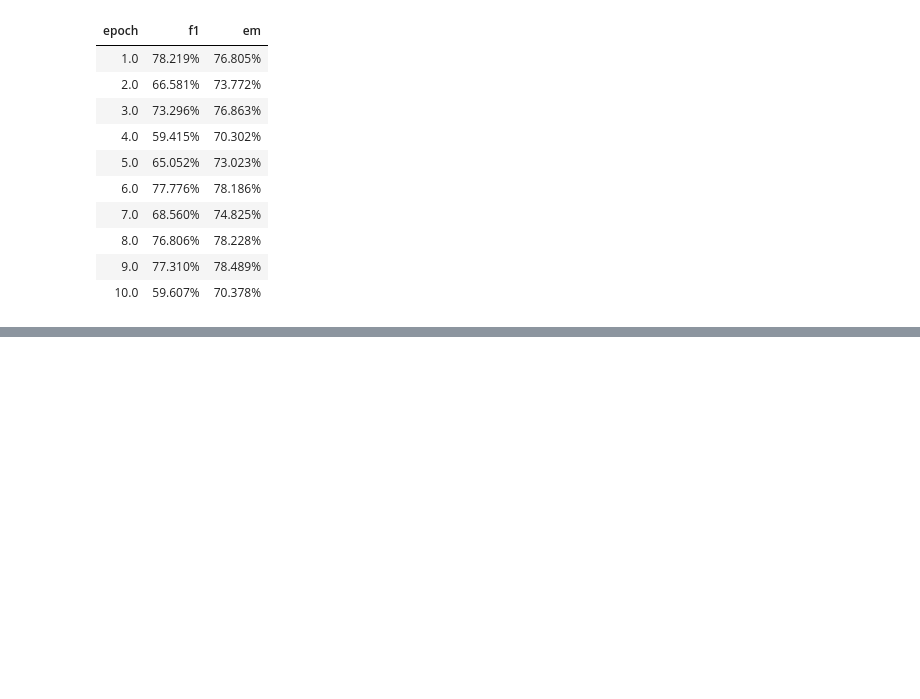
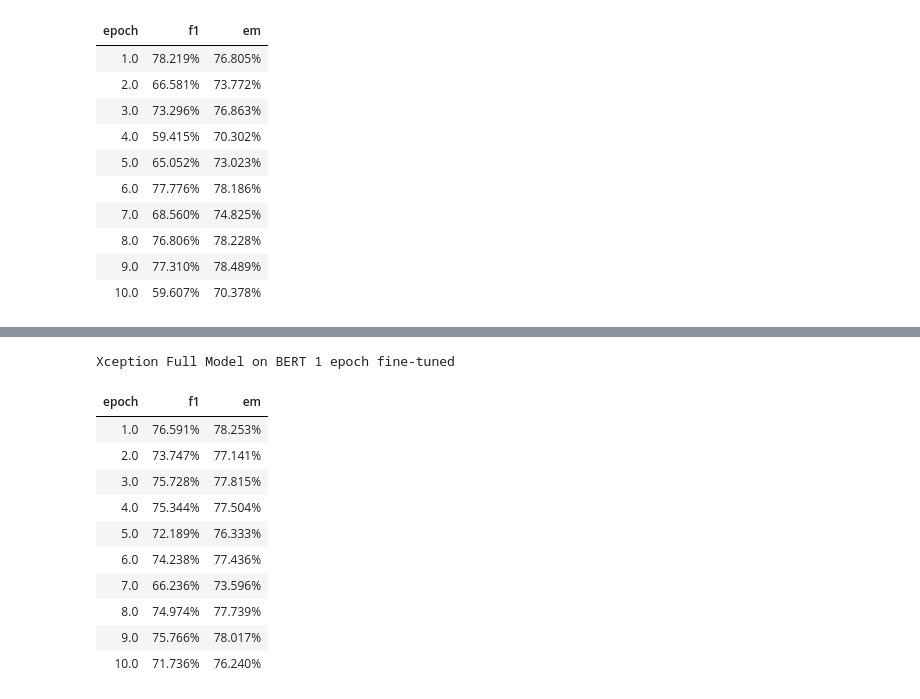
Before and after one commit to cbenge509/BERTVision, a Jupyter notebook: Example Performance Reporting.ipynb, the cells around one changed output, grey strips where cells are left out. Drawn from its saved outputs; the diff is of its cells as text; code cells hidden in the pictures; blank space fills up the shorter version.

Commit message:
Xception full model / 1 epoch training

```diff
--- a/Example Performance Reporting.ipynb
+++ b/Example Performance Reporting.ipynb
@@ -342,3 +342,48 @@ kwargs = {'df': df,
 viz_bert_performance(**kwargs)
 # %% [output]
 [interactive output not drawn]
+# %%
+import pandas as pd
+from utils.training_utils import *
+
+df = pd.DataFrame({'epoch': {0: 1, 1: 2, 2: 3, 3: 4, 4: 5, 5: 6, 6: 7, 7: 8, 8: 9, 9: 10},
+ 'f1': {0: 0.7659111514052585,
+  1: 0.7374733991100794,
+  2: 0.7572797640987837,
+  3: 0.7534385673405335,
+  4: 0.7218923198733175,
+  5: 0.7423790749110492,
+  6: 0.6623586429725364,
+  7: 0.7497396079916674,
+  8: 0.7576601671309193,
+  9: 0.7173629896803928},
+ 'em': {0: 0.7825317948286027,
+  1: 0.7714141329065948,
+  2: 0.7781521098290238,
+  3: 0.7750357955024004,
+  4: 0.7633285605996799,
+  5: 0.7743619978101575,
+  6: 0.735955529352312,
+  7: 0.7773940874252506,
+  8: 0.7801735029057526,
+  9: 0.762402088772846}})
+# %%
+# Generate table output of F1 / EM performance per epoch
+kwargs = {'df': df,
+          'title': 'Xception Full Model on BERT 1 epoch fine-tuned',
+          'cmap': 'BuGn'}
+
+viz_table_scores(**kwargs)
+# %% [output]
+Xception Full Model on BERT 1 epoch fine-tuned
+| epoch | f1 | em |
+| 1.0 | 76.591% | 78.253% |
+| 2.0 | 73.747% | 77.141% |
+| 3.0 | 75.728% | 77.815% |
+| 4.0 | 75.344% | 77.504% |
+| 5.0 | 72.189% | 76.333% |
+| 6.0 | 74.238% | 77.436% |
+| 7.0 | 66.236% | 73.596% |
+| 8.0 | 74.974% | 77.739% |
+| 9.0 | 75.766% | 78.017% |
+| 10.0 | 71.736% | 76.240% |
```
Also changed, not shown: parts of 1 cell of this notebook, 2 other files.
